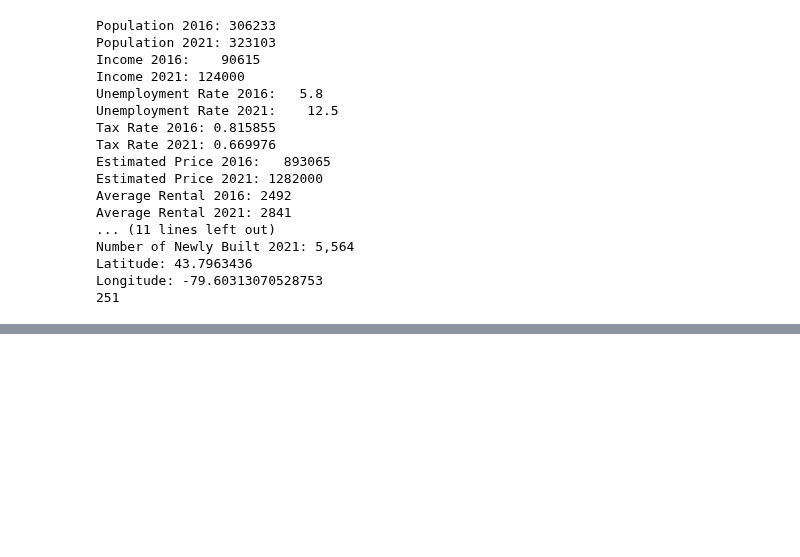
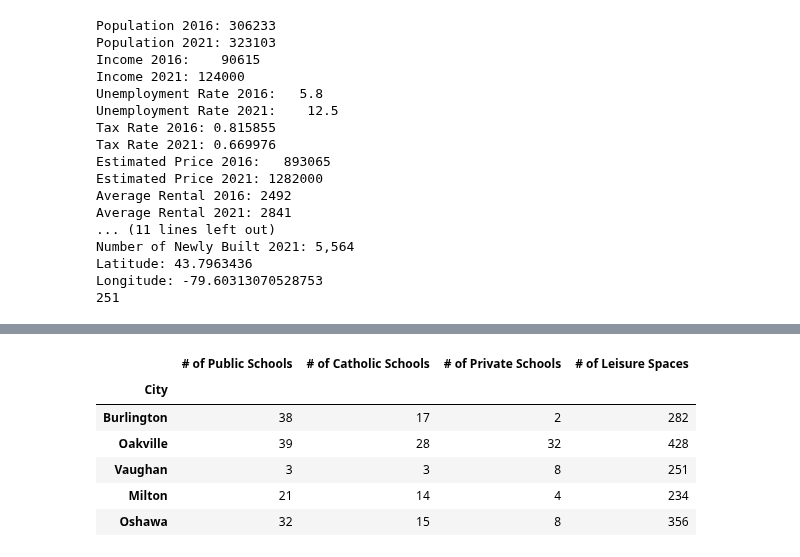
Before and after one commit to MaisieDeGraaf/oakville-housing-analysis, a Jupyter notebook: Main_Cities_Analysis.ipynb, the cells around one changed output, grey strips where cells are left out. Cells and saved outputs as stored; diff of their text form; code cells hidden in the pictures; blank space fills up the shorter version.

Commit message:
Amenities created

```diff
--- a/Main_Cities_Analysis.ipynb
+++ b/Main_Cities_Analysis.ipynb
@@ -78,3 +80,15 @@ all_cities_df
 |  | 2021 | 132979.0 | 142600.0 | 2785.0 | 2650.0 | 1022000.0 | ... |
 | Oshawa | 2016 | 159458.0 | 70211.0 | 1070.0 | 1015.0 | 397934.0 | ... |
 |  | 2021 | 175383.0 | 86000.0 | 1400.0 | 1300.0 | 705000.0 | ... |
+# %%
+all_amenities_df = pd.concat([burlington_amenities_df, Oakville_amenities_df, vaughan_amenities_df, milton_leisure_df, Oshawa_amenities_df])
+all_amenities_df = all_amenities_df.astype(int)
+all_amenities_df
+# %% [output]
+|  | # of Public Schools | # of Catholic Schools | # of Private Schools | # of Leisure Spaces |
+| City |  |  |  |  |
+| Burlington | 38 | 17 | 2 | 282 |
+| Oakville | 39 | 28 | 32 | 428 |
+| Vaughan | 3 | 3 | 8 | 251 |
+| Milton | 21 | 14 | 4 | 234 |
+| Oshawa | 32 | 15 | 8 | 356 |
```
Also changed, not shown: parts of 1 cell of this notebook, 1 other file.
